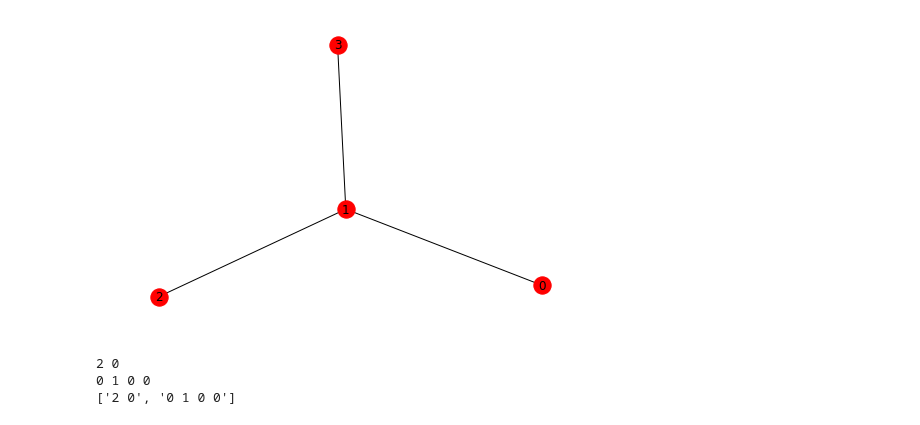
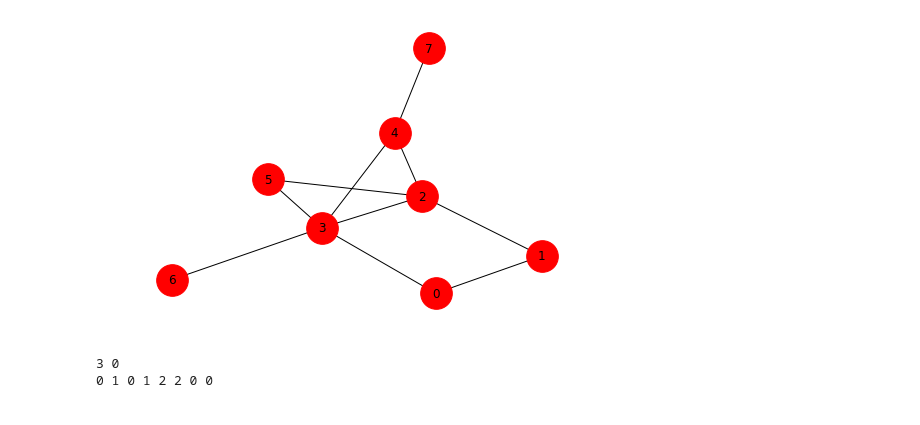
Before and after one commit to ddzunja/tensor-network-algorithm, a Jupyter notebook: graph coloring/Graph visualization.ipynb, the cells around one changed output. Drawn from its saved outputs; the diff is of its cells as text; code cells hidden in the pictures.

Commit message:
demo visualization is ready

```diff
--- a/graph coloring/Graph visualization.ipynb
+++ b/graph coloring/Graph visualization.ipynb
@@ -6,5 +9,5 @@ import networkx as nx
 # %%
-file_path = "./data/gc_4_1"
+file_path = "./data/gc_8_1"
 f = open(file_path, "r")
 data = f.read()
 sdata = data
@@ -22,7 +25,7 @@ for i in range(1, len(data) - 1):
     G.add_edge(n, m)
 # %%
 #nx.write_adjlist(G, sys.stdout.buffer)  # write adjacency list to the output
-nx.draw(G, with_labels = True)
+nx.draw(G, with_labels = True, node_size=1000)
 plt.show()
 # %% [output]
-[figure, old version]
+[figure, new version]
@@ -35,7 +38,5 @@ result = solver.solve_it(gdata)
-# %%
-print(result)
-print(result.split("\n"))
-# %% [output]
-2 0
-0 1 0 0
-['2 0', '0 1 0 0']
+# %%
+print(optimizer_result)
+# %% [output]
+3 0
+0 1 0 1 2 2 0 0
```
Also changed, not shown: parts of 7 cells of this notebook.
